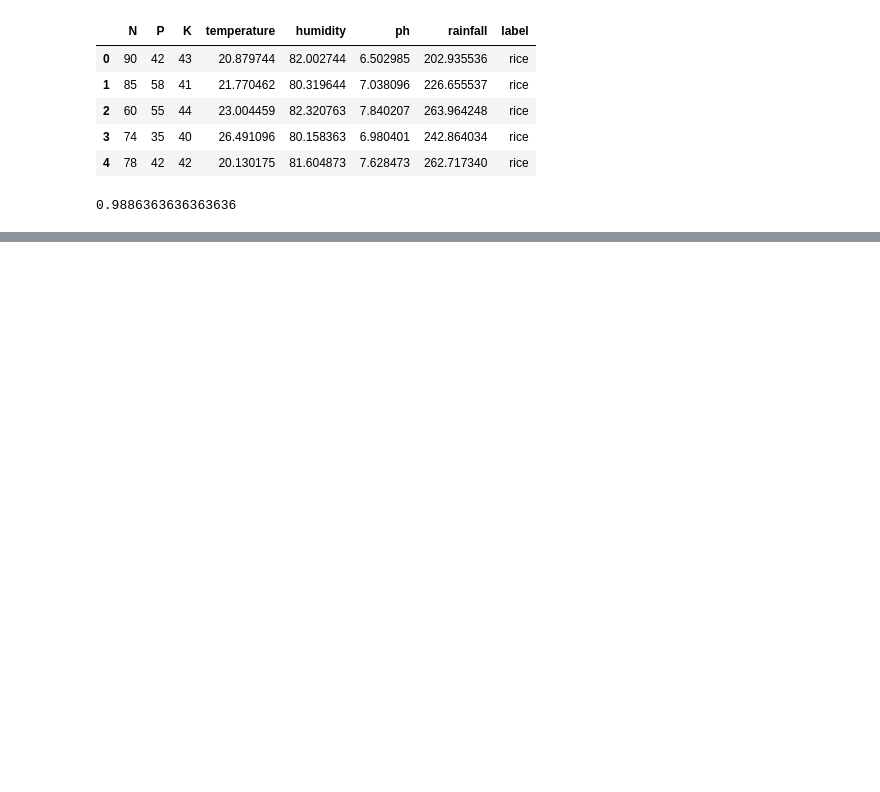
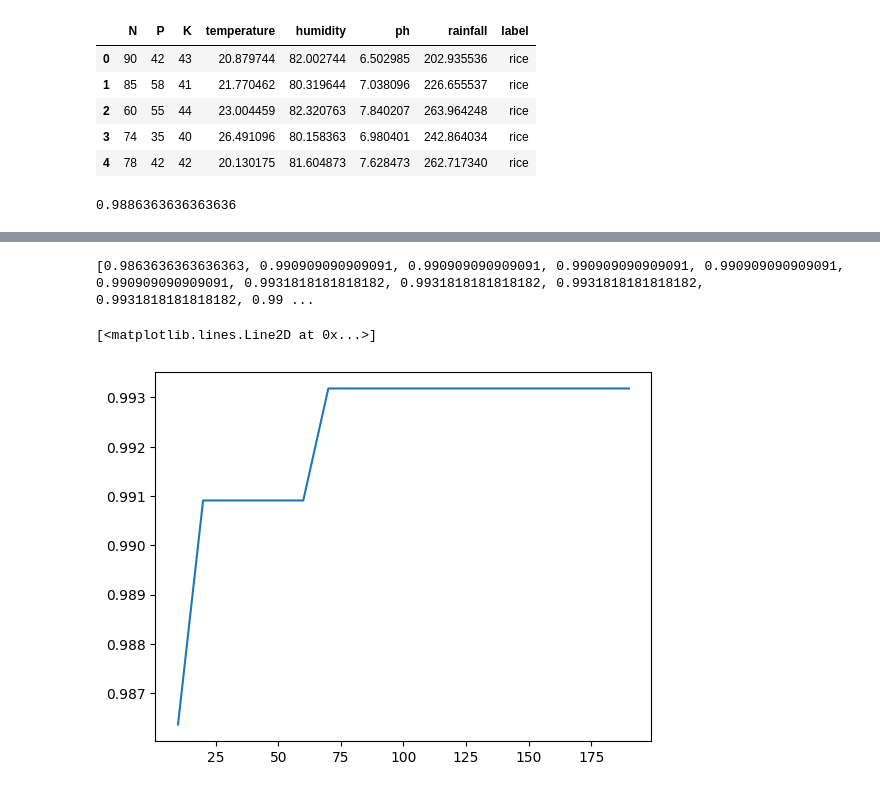
Before and after one commit to Bastion-LAB-UNIKIN/python_learning, a Jupyter notebook: notebooks/projet002.ipynb, the cells around one changed output, grey strips where cells are left out. Saved outputs shown, nothing was run; the diff lists cells and outputs as text; code cells hidden in the pictures; blank space fills up the shorter version.

```diff
--- a/notebooks/projet002.ipynb
+++ b/notebooks/projet002.ipynb
@@ -88,0 +163,19 @@ matrice de confusion :
+# %%
+k = range(10, 200, 10)
+accuracies_rf = []
+
+for i in k:
+    rf = RandomForestClassifier(n_estimators = i, random_state = 42)
+    rf.fit(X_train, y_train)
+    y_pred_rf = rf.predict(X_test)
+    accuracy_rf = accuracy_score(y_test, y_pred_rf)
+    accuracies_rf.append(accuracy_rf)
+print(accuracies_rf)
+# %% [output]
+[0.9863636363636363, 0.990909090909091, 0.990909090909091, 0.990909090909091, 0.990909090909091, 0.990909090909091, 0.9931818181818182, 0.9931818181818182, 0.9931818181818182, 0.9931818181818182, 0.99 ...
+# %%
+
+plt.plot(k, accuracies_rf)
+# %% [output]
+[<matplotlib.lines.Line2D at 0x...>]
+[figure, added]
```
Also changed, not shown: parts of 8 cells of this notebook.
